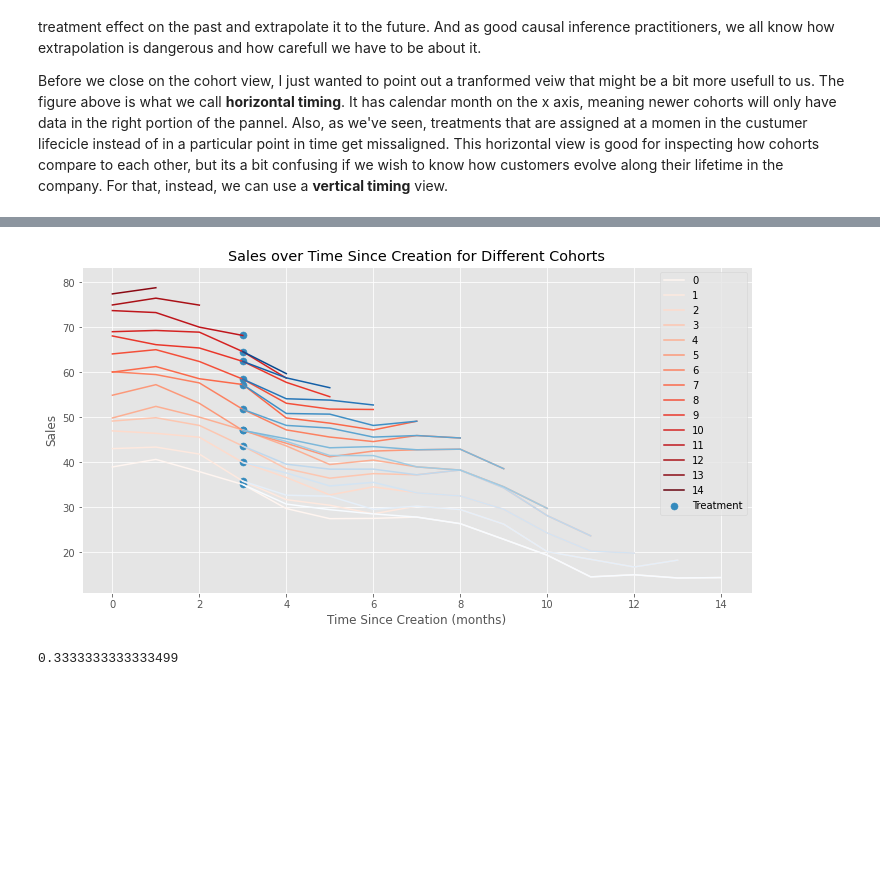
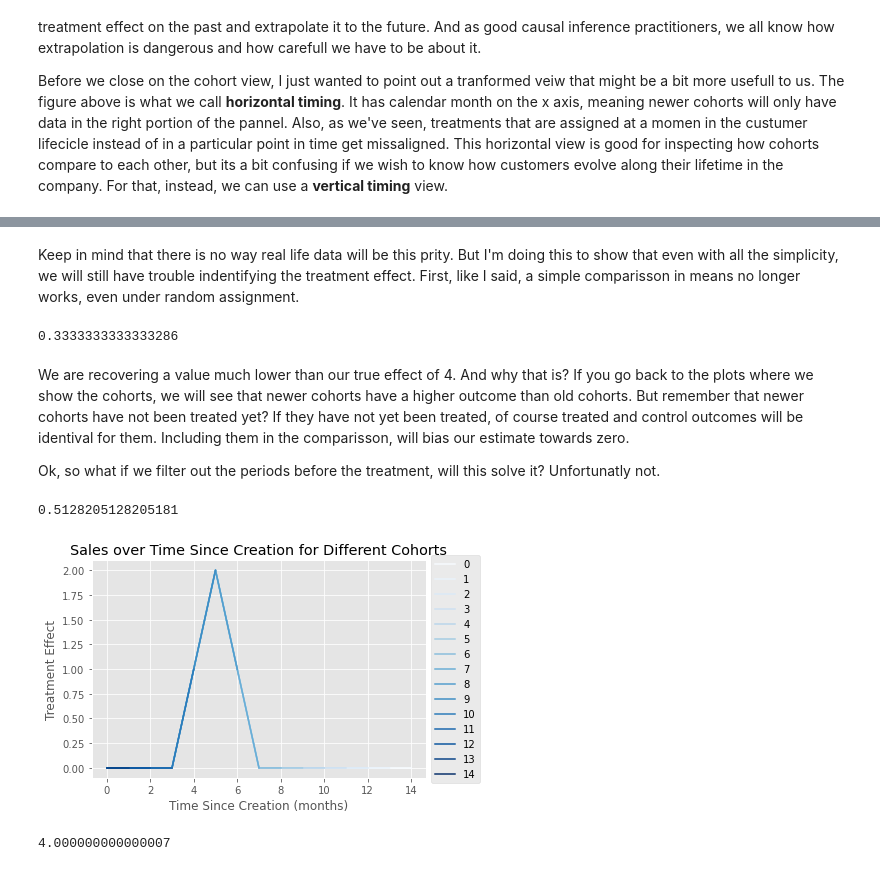
Before and after one commit to ethen8181/python-causality-handbook, a Jupyter notebook: causal-inference-for-the-brave-and-true/23-Long-Term-Treatment-Effects.ipynb, the cells around one changed output, grey strips where cells are left out. Drawn from its saved outputs; the diff is of its cells as text; code cells hidden in the pictures; blank space fills up the shorter version.

```diff
--- a/causal-inference-for-the-brave-and-true/23-Long-Term-Treatment-Effects.ipynb
+++ b/causal-inference-for-the-brave-and-true/23-Long-Term-Treatment-Effects.ipynb
@@ -148,17 +174,35 @@ In this view, we replace time with time since the customer joined the company (t
+# %% [markdown]
+Keep in mind that there is no way real life data will be this prity. But I'm doing this to show that even with all the simplicity, we will still have trouble indentifying the treatment effect. First, like I said, a simple comparisson in means no longer works, even under random assignment.
+# %%
+(cohorts["treated_sales"].mean() -
+ cohorts["sales"].mean())
+# %% [output]
+0.3333333333333286
+# %% [markdown]
+We are recovering a value much lower than our true effect of 4. And why that is? If you go back to the plots where we show the cohorts, we will see that newer cohorts have a higher outcome than old cohorts. But remember that newer cohorts have not been treated yet? If they have not yet been treated, of course treated and control outcomes will be identival for them. Including them in the comparisson, will bias our estimate towards zero.
+
+Ok, so what if we filter out the periods before the treatment, will this solve it? Unfortunatly not.
+# %%
+(cohorts.query("treated==1")["treated_sales"].mean() -
+ cohorts.query("treated==1")["sales"].mean())
+# %% [output]
+0.5128205128205181
 # %%
-ax = cohorts.pivot("time_since_creation", "cohort", "sales").plot(colormap="Reds", figsize=(12,6))
-ax = cohorts.query("treatment==1").plot.scatter(x="time_since_creation", y="sales", ax=ax, s=50, label="Treatment")
+(cohorts
+ .assign(effect = cohorts["treated_sales"] - cohorts["sales"])
+ .pivot("time_since_creation", "cohort", "effect")
+ .plot(colormap="Blues", legend=False))
 
 plt.legend()
 plt.title("Sales over Time Since Creation for Different Cohorts")
 plt.legend(loc='center left', bbox_to_anchor=(1, 0.5))
 
-ax = cohorts.query("treated==1").pivot("time_since_creation", "cohort", "treated_sales").plot(colormap="Blues", ax=ax, legend=False);
-plt.ylabel("Sales")
+plt.ylabel("Treatment Effect")
 plt.xlabel("Time Since Creation (months)");
 # %% [output]
-[figure, old version]
+[figure, new version]
-# %%
-cohorts["treated_sales"].mean() - cohorts["sales"].mean()
-# %% [output]
-0.3333333333333499
+# %%
+(cohorts.query("time_since_creation>=4").query("time_since_creation<=6")["treated_sales"].mean() -
+ cohorts.query("time_since_creation>=4").query("time_since_creation<=6")["sales"].mean()) * 3
+# %% [output]
+4.000000000000007
```
Also changed, not shown: parts of 9 cells of this notebook.
